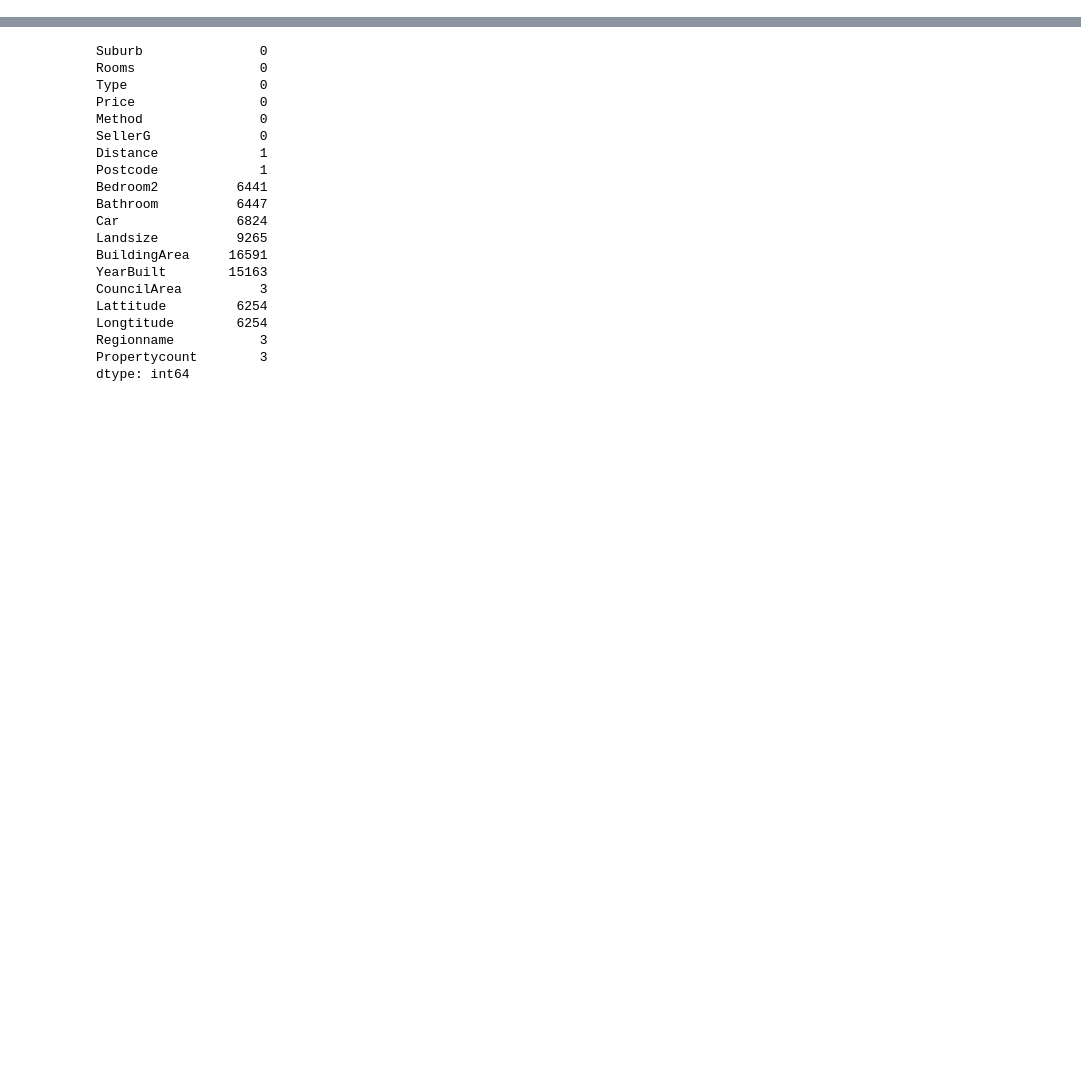
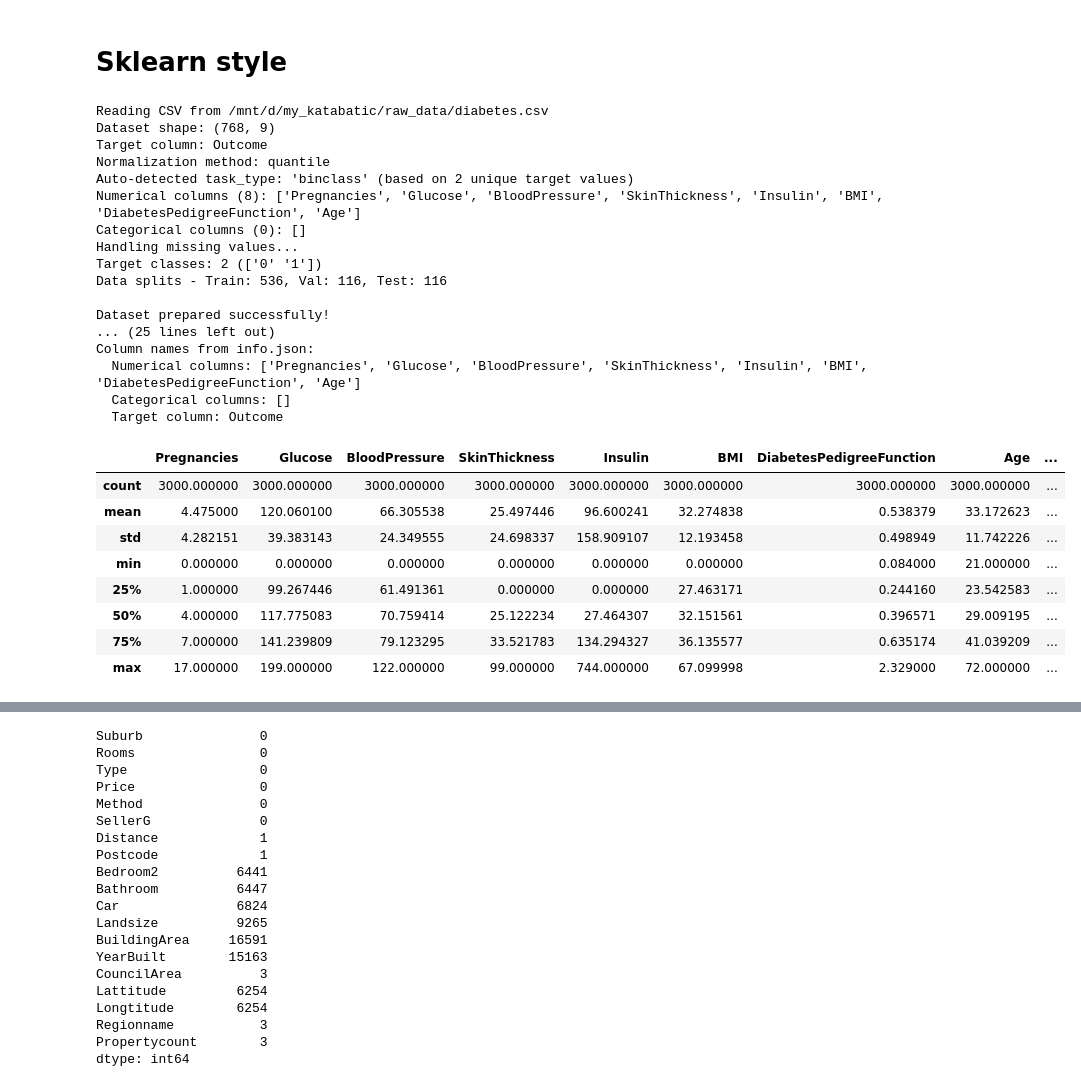
Before and after one commit to datascience-works/Katabatic, a Jupyter notebook: tabddpm_example.ipynb, the cells around one changed output, grey strips where cells are left out. Drawn from its saved outputs; the diff is of its cells as text; code cells hidden in the pictures; blank space fills up the shorter version.

```diff
--- a/tabddpm_example.ipynb
+++ b/tabddpm_example.ipynb
@@ -0,0 +1,2 @@
+# %% [markdown]
+# Sklearn style
@@ -0,0 +5,40 @@
+# %%
+pipeline = TabDDPMPipeline(
+    csv_path="/mnt/d/my_katabatic/raw_data/diabetes.csv",
+    dataset_name="diabetes",
+    target_column='Outcome',
+    normalization='quantile',
+    train_overrides={"steps": 2000, "lr": 1e-3, "batch_size": 1024},
+    sample_overrides={"batch_size": 1024, "num_samples":3000}
+)
+pipeline.fit()
+
+synthetic_df = pipeline.sample()
+display(synthetic_df.describe())
+# %% [output]
+Reading CSV from /mnt/d/my_katabatic/raw_data/diabetes.csv
+Dataset shape: (768, 9)
+Target column: Outcome
+Normalization method: quantile
+Auto-detected task_type: 'binclass' (based on 2 unique target values)
+Numerical columns (8): ['Pregnancies', 'Glucose', 'BloodPressure', 'SkinThickness', 'Insulin', 'BMI', 'DiabetesPedigreeFunction', 'Age']
+Categorical columns (0): []
+Handling missing values...
+Target classes: 2 (['0' '1'])
+Data splits - Train: 536, Val: 116, Test: 116
+
+Dataset prepared successfully!
+... (25 lines left out)
+Column names from info.json:
+  Numerical columns: ['Pregnancies', 'Glucose', 'BloodPressure', 'SkinThickness', 'Insulin', 'BMI', 'DiabetesPedigreeFunction', 'Age']
+  Categorical columns: []
+  Target column: Outcome
+|  | Pregnancies | Glucose | BloodPressure | SkinThickness | Insulin | BMI | DiabetesPedigreeFunction | Age | ... |
+| count | 3000.000000 | 3000.000000 | 3000.000000 | 3000.000000 | 3000.000000 | 3000.000000 | 3000.000000 | 3000.000000 | ... |
+| mean | 4.475000 | 120.060100 | 66.305538 | 25.497446 | 96.600241 | 32.274838 | 0.538379 | 33.172623 | ... |
+| std | 4.282151 | 39.383143 | 24.349555 | 24.698337 | 158.909107 | 12.193458 | 0.498949 | 11.742226 | ... |
+| min | 0.000000 | 0.000000 | 0.000000 | 0.000000 | 0.000000 | 0.000000 | 0.084000 | 21.000000 | ... |
+| 25% | 1.000000 | 99.267446 | 61.491361 | 0.000000 | 0.000000 | 27.463171 | 0.244160 | 23.542583 | ... |
+| 50% | 4.000000 | 117.775083 | 70.759414 | 25.122234 | 27.464307 | 32.151561 | 0.396571 | 29.009195 | ... |
+| 75% | 7.000000 | 141.239809 | 79.123295 | 33.521783 | 134.294327 | 36.135577 | 0.635174 | 41.039209 | ... |
+| max | 17.000000 | 199.000000 | 122.000000 | 99.000000 | 744.000000 | 67.099998 | 2.329000 | 72.000000 | ... |
```
Also changed, not shown: parts of 6 cells of this notebook, 26 other files.
